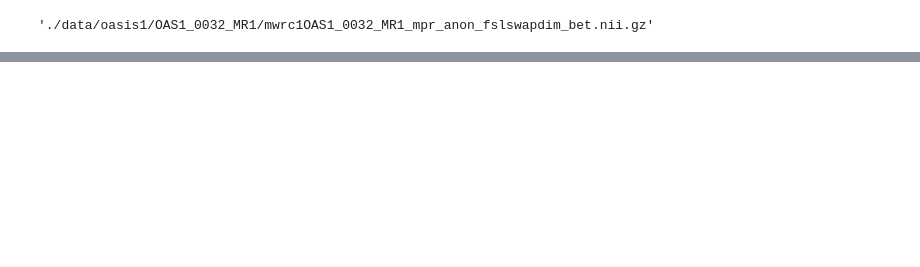
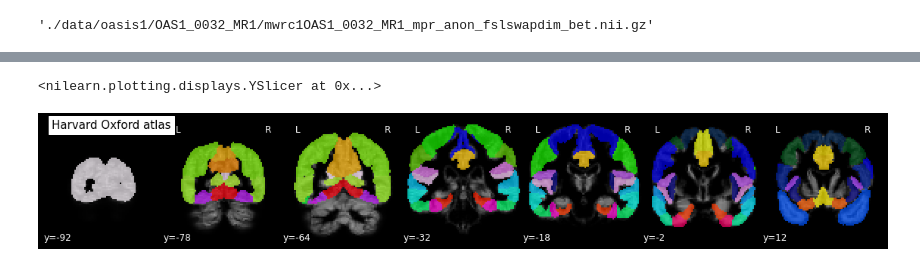
Before and after one commit to MHML21/alzheimers-detection, a Jupyter notebook: network_extraction.ipynb, the cells around one changed output, grey strips where cells are left out. Drawn from its saved outputs; the diff is of its cells as text; code cells hidden in the pictures; blank space fills up the shorter version.

```diff
--- a/network_extraction.ipynb
+++ b/network_extraction.ipynb
@@ -25,0 +26,6 @@ TypeError: Data given cannot be loaded because it is not compatible with nibabel
+# %%
+harvardData = nilearn.datasets.fetch_atlas_harvard_oxford("cort-maxprob-thr25-2mm" ,data_dir = './data/', resume = True)
+nilearn.plotting.plot_roi(harvardData.filename, title="Harvard Oxford atlas", display_mode = 'y', bg_img = data.gray_matter_maps[0])
+# %% [output]
+<nilearn.plotting.displays.YSlicer at 0x...>
+[figure, added]
```
Also changed, not shown: parts of 2 cells of this notebook, 3 other files.
